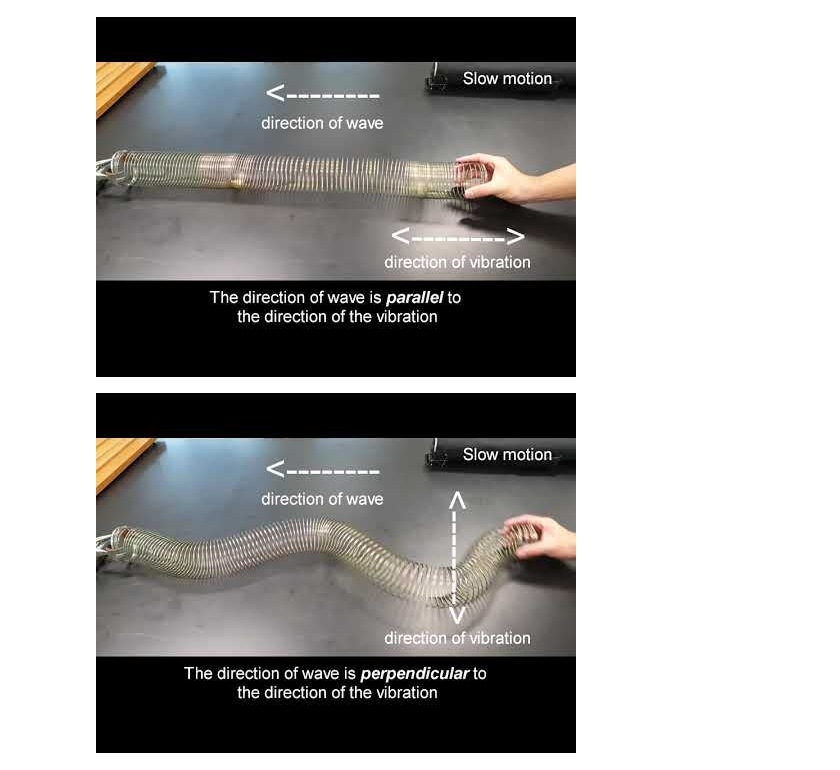
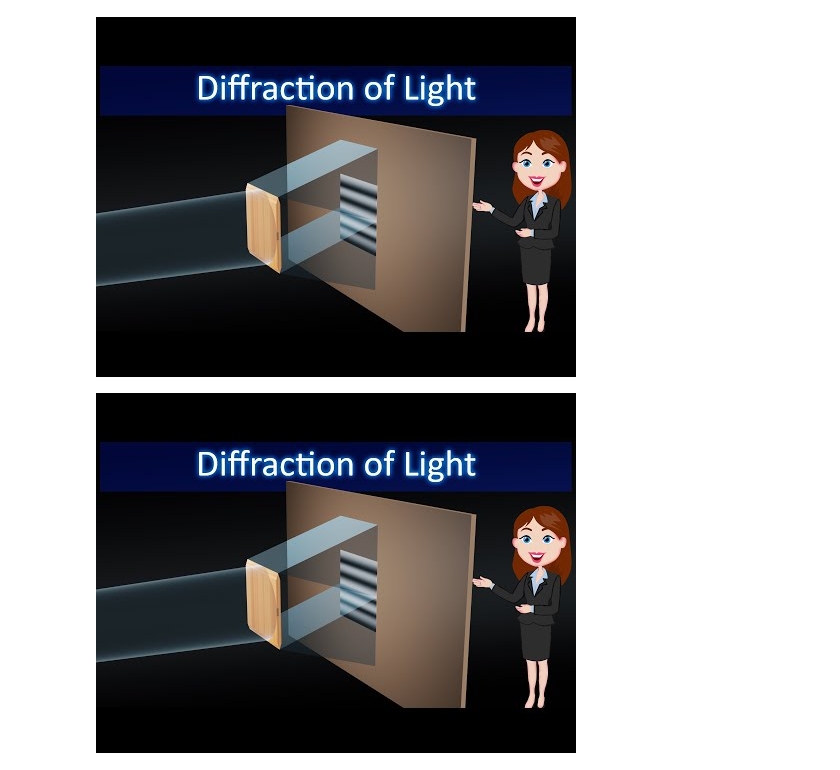
Before and after one commit to gapalacic/presentation_template, a Jupyter notebook: index.ipynb, the cells around one changed output. Cells and saved outputs as stored; diff of their text form; code cells hidden in the pictures.

```diff
--- a/index.ipynb
+++ b/index.ipynb
@@ -4,13 +46,14 @@
 # %%
+# Particles behaving as waves
 from IPython.display import YouTubeVideo
 
-
-YouTubeVideo('fMJrtheQfZw', width=800, height=300, allow_autoplay=True, start=10)
+YouTubeVideo('mL63s4QqVPc', width=800, height=300, allow_autoplay=True, start=1)
 # %% [output]
-[figure, old version]
+[figure, new version]
 # %%
+# Huygens principle of light propagation
 from IPython.display import YouTubeVideo
 
-YouTubeVideo('g8GcMn7K0u4', width=800, height=300, allow_autoplay=True, start=10)
+YouTubeVideo('mL63s4QqVPc', width=800, height=300, allow_autoplay=True, start=1)
 # %% [output]
-[figure, old version]
+[figure, new version]
```
Also changed, not shown: parts of 16 cells of this notebook, 7 other files.
